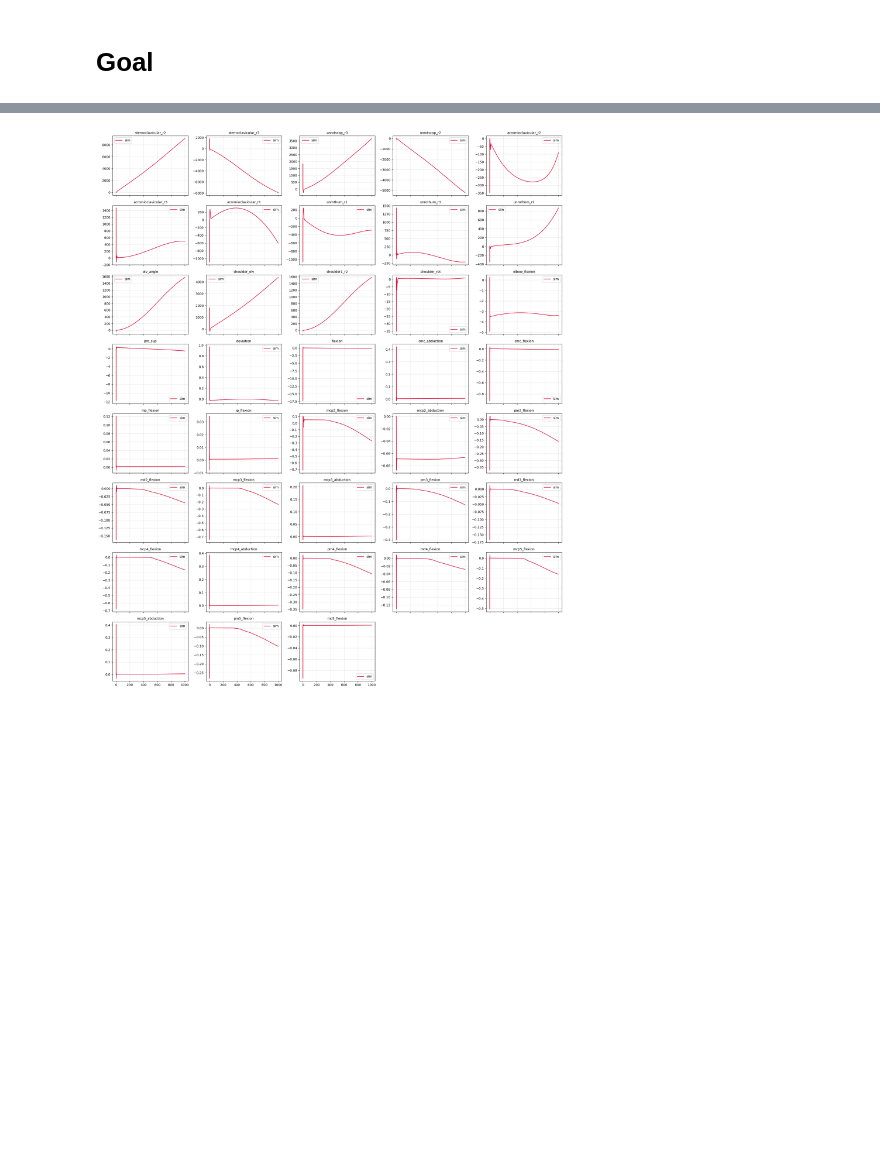
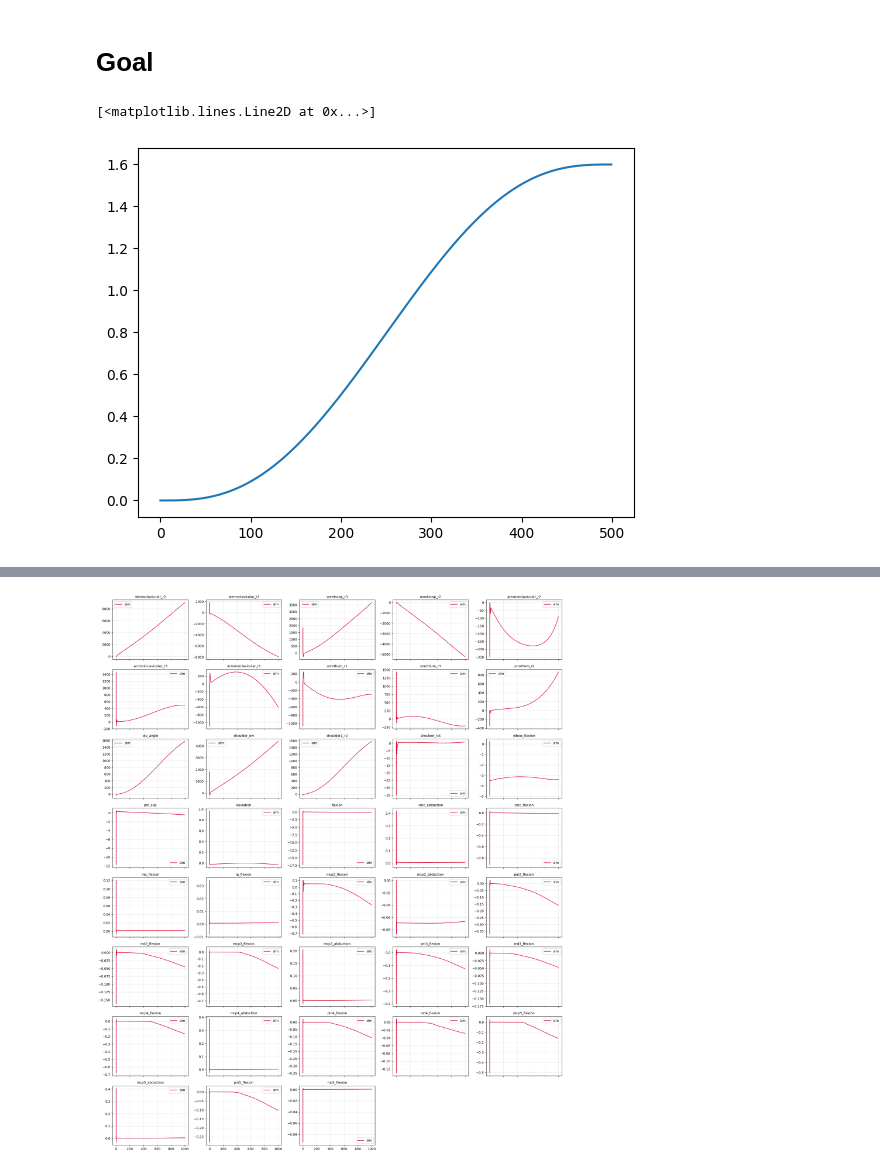
Before and after one commit to SeojinYoon/StudyForMyoSuite, a Jupyter notebook: MyoSuite/myoarm_simulation/InverseDynamics/singleDOF_dynamicGoal.ipynb, the cells around one changed output, grey strips where cells are left out. Cells and saved outputs as stored; diff of their text form; code cells hidden in the pictures; blank space fills up the shorter version.

```diff
--- a/MyoSuite/myoarm_simulation/InverseDynamics/singleDOF_dynamicGoal.ipynb
+++ b/MyoSuite/myoarm_simulation/InverseDynamics/singleDOF_dynamicGoal.ipynb
@@ -86,3 +83,16 @@ goal_qpos[:, shoulder_elevation_angle_q] = np.linspace(0.0, final_goal_qpos[shou
+# %%
+total_exp_time = 1 # second
+n_sim = int(total_exp_time / simulation_timestep)
+
+goal_qpos = np.zeros((n_sim, n_joint))
+if goal_method == "discrete":
+    goal_qpos[:, shoulder_elevation_angle_q] = np.linspace(0.0, final_goal_qpos[shoulder_elevation_angle_q], n_sim)
+elif goal_method == "jerk":
+    t = np.linspace(0, 1, n_sim)
+    t_normalized = t / 1.0
+
+    jerk_profile = 10 * (t_normalized**3) - 15 * (t_normalized**4) + 6 * (t_normalized**5)
+    goal_qpos[:, shoulder_elevation_angle_q] = 0.0 + (final_goal_qpos[shoulder_elevation_angle_q] - 0.0) * jerk_profile
 # %%
 # Initialize start pose
 mj_data = mujoco.MjData(model)
@@ -92,8 +102,11 @@ mujoco.mj_forward(model, mj_data)
 pixels = np.zeros((n_sim, renderer.height, renderer.width, 3), dtype = np.uint8)
 
 # Force
-qforces = pd.DataFrame(np.zeros((n_sim, n_joint)))
-qforces.columns = joint_names
+qposes = np.zeros((n_sim, model.nv))
+qforces = np.zeros((n_sim, model.nv))
+qfrc_bias = np.zeros((n_sim, model.nv))
+qfrc_passive = np.zeros((n_sim, model.nv))
+qfrc_constraint = np.zeros((n_sim, model.nv))
 
 # Error
 qerrors = pd.DataFrame(np.zeros((n_sim, n_joint)))
@@ -113,7 +126,12 @@ for sim_i in tqdm(range(n_sim)):
     # mj inverse
     force_data = get_qfrc(model, mj_data, goal_qpos[sim_i])
     mj_data.qfrc_applied[:] = force_data.qfrc_inverse
-    qforces.iloc[sim_i] = force_data.qfrc_inverse
+
+    qposes[sim_i, :] = current_qpos
+    qforces[sim_i, :] = force_data.qfrc_inverse
+    qfrc_bias[sim_i, :] = force_data.qfrc_bias
+    qfrc_passive[sim_i, :] = force_data.qfrc_passive
+    qfrc_constraint[sim_i, :] = force_data.qfrc_constraint
 
     # Forward dyanmics
     mujoco.mj_step(model, mj_data)
@@ -121,3 +139,23 @@ for sim_i in tqdm(range(n_sim)):
     # Rendering
     renderer.update_scene(mj_data, camera = camera, scene_option = scene_option)
     pixels[sim_i] = renderer.render()
+
+qposes = pd.DataFrame(qposes)
+qposes.columns = joint_names
+
+qforces = pd.DataFrame(qforces)
+qforces.columns = joint_names
+
+qfrc_bias = pd.DataFrame(qfrc_bias)
+qfrc_bias.columns = joint_names
+
+qfrc_passive = pd.DataFrame(qfrc_passive)
+qfrc_passive.columns = joint_names
+
+qfrc_constraint = pd.DataFrame(qfrc_constraint)
+qfrc_constraint.columns = joint_names
+# %%
+plt.plot(qposes["shoulder_elv"])
+# %% [output]
+[<matplotlib.lines.Line2D at 0x...>]
+[figure, added]
```
Also changed, not shown: parts of 7 cells of this notebook, 1 other file.
